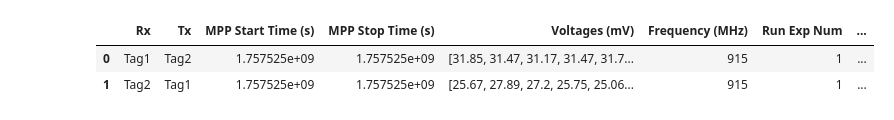
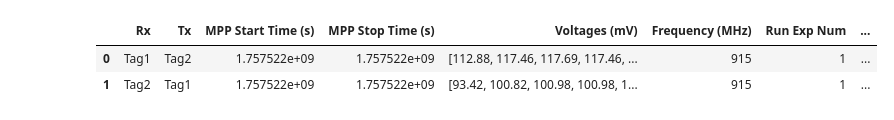
Before and after one commit to manavjeetsingh/RFImaging, a Jupyter notebook: OCS_bladerf/About30cm/qualityCheck.ipynb, the cells around one changed output. Saved outputs shown, nothing was run; the diff lists cells and outputs as text; code cells hidden in the pictures.

```diff
--- a/OCS_bladerf/About30cm/qualityCheck.ipynb
+++ b/OCS_bladerf/About30cm/qualityCheck.ipynb
@@ -4,14 +4,14 @@ import pickle
 from matplotlib import pyplot as plt
 import numpy as np
 # %%
-with open(f'dataframes/{21}.df', "rb") as f:
+with open(f'dataframes/{5   }.df', "rb") as f:
     df = pickle.load(f)
 
 df.head()
 # %% [output]
 |  | Rx | Tx | MPP Start Time (s) | MPP Stop Time (s) | Voltages (mV) | Frequency (MHz) | Run Exp Num | ... |
-| 0 | Tag1 | Tag2 | 1.757525e+09 | 1.757525e+09 | [31.85, 31.47, 31.17, 31.47, 31.7... | 915 | 1 | ... |
-| 1 | Tag2 | Tag1 | 1.757525e+09 | 1.757525e+09 | [25.67, 27.89, 27.2, 25.75, 25.06... | 915 | 1 | ... |
+| 0 | Tag1 | Tag2 | 1.757522e+09 | 1.757522e+09 | [112.88, 117.46, 117.69, 117.46, ... | 915 | 1 | ... |
+| 1 | Tag2 | Tag1 | 1.757522e+09 | 1.757522e+09 | [93.42, 100.82, 100.98, 100.98, 1... | 915 | 1 | ... |
 # %%
 
 time_per_phase = 10/1000  # s
```
Also changed, not shown: parts of 2 cells of this notebook, 16 other files.
